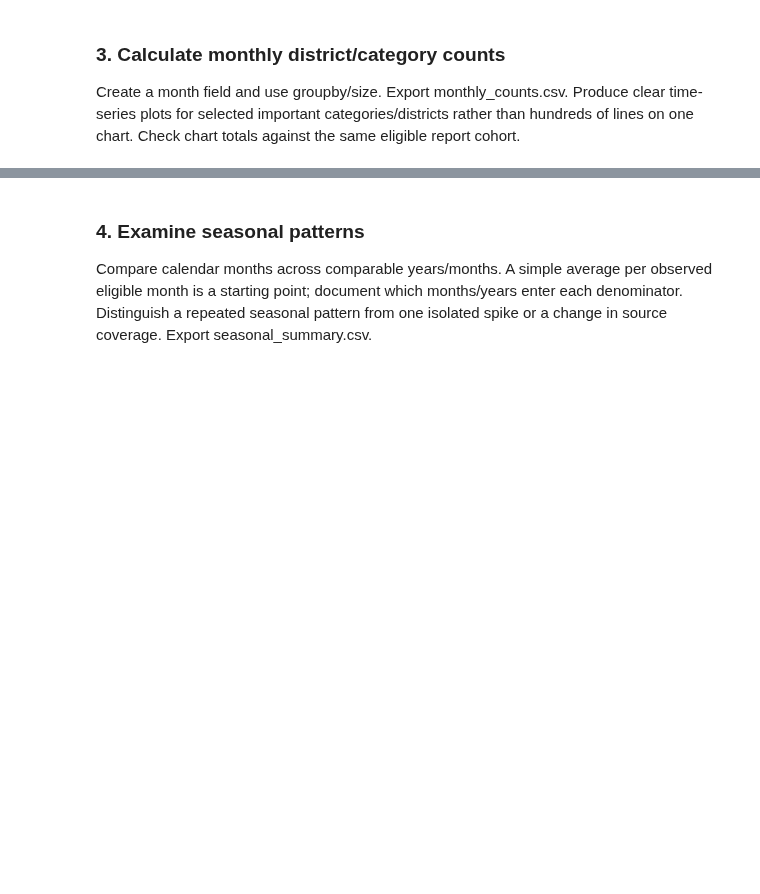
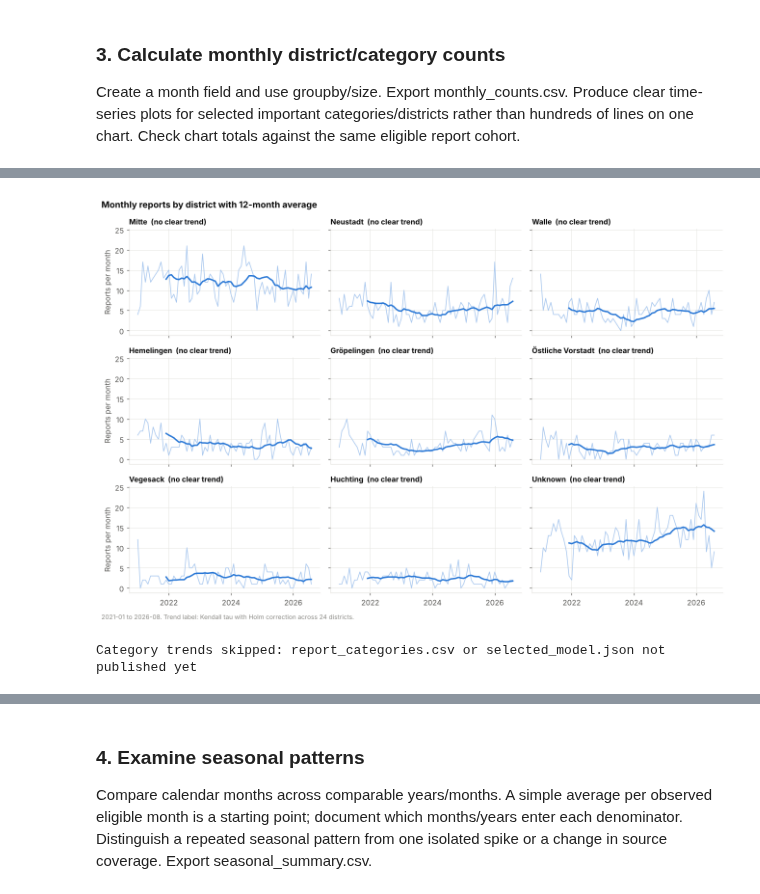
Before and after one commit to mshongwe775/bremen-crime-data-analytics, a Jupyter notebook: team_notebooks/05_time_and_anomalies.ipynb, the cells around one changed output, grey strips where cells are left out. Saved outputs shown, nothing was run; the diff lists cells and outputs as text; code cells hidden in the pictures; blank space fills up the shorter version.

```diff
--- a/team_notebooks/05_time_and_anomalies.ipynb
+++ b/team_notebooks/05_time_and_anomalies.ipynb
@@ -108,0 +450,40 @@ Create a month field and use groupby/size. Export monthly_counts.csv. Produce cl
+# %%
+# Figure 4: monthly reports for the eight largest districts and Unknown (same y-scale).
+top = district_trends.drop(index="Unknown").head(8).index.tolist() + ["Unknown"]
+fig, axes = plt.subplots(3, 3, figsize=(12, 8), sharex=True, sharey=True)
+dx = dmonths.to_timestamp()
+for ax, district in zip(axes.flat, top):
+    series = district_monthly.loc[district]
+    ax.plot(dx, series.values, color=LIGHT_BLUE, lw=1)
+    ax.plot(dx, series.rolling(12, min_periods=12).mean().values, color=BLUE, lw=2)
+    ax.set_title(f"{district}  ({district_trends.loc[district, 'direction']})", fontsize=10)
+    ax.xaxis.set_major_locator(mdates.YearLocator(2)); ax.xaxis.set_major_formatter(mdates.DateFormatter("%Y"))
+for ax in axes[:, 0]:
+    ax.set_ylabel("Reports per month")
+fig.suptitle("Monthly reports by district with 12-month average", x=0.01, ha="left", fontweight="bold", color=INK)
+fig.text(0.01, -0.01, f"{DISTRICT_START} to {END_MONTH}. Trend label: Kendall tau with Holm correction across {len(trend)} districts.",
+         color=MUTED, fontsize=8.5)
+fig.tight_layout()
+save_figure(fig, "fig4_district_monthly.png")
+# %% [output]
+[figure, added]
+# %%
+# Category trends run only after Member 6 approves categories.
+if CATEGORY_MODE:
+    cat_monthly = (cohort.loc[cohort["month"].between(CITY_START, END_MONTH)]
+                   .groupby(["crime_category", "month"]).size().unstack(fill_value=0)
+                   .reindex(columns=pd.period_range(CITY_START, END_MONTH, freq="M"), fill_value=0))
+    top_categories = cat_monthly.sum(axis=1).sort_values(ascending=False).head(9).index
+    fig, axes = plt.subplots(3, 3, figsize=(12, 8), sharex=True)
+    for ax, category in zip(axes.flat, top_categories):
+        series = cat_monthly.loc[category]
+        ax.plot(series.index.to_timestamp(), series.values, color=LIGHT_BLUE, lw=1)
+        ax.plot(series.index.to_timestamp(), series.rolling(12, min_periods=12).mean().values, color=BLUE, lw=2)
+        ax.set_title(category, fontsize=10)
+    fig.suptitle("Monthly reports by approved crime category", x=0.01, ha="left", fontweight="bold")
+    fig.tight_layout()
+    save_figure(fig, "fig4b_category_monthly.png")
+else:
+    print("Category trends skipped:", category_check)
+# %% [output]
+Category trends skipped: report_categories.csv or selected_model.json not published yet
```
Also changed, not shown: parts of 45 cells of this notebook, 11 other files.
